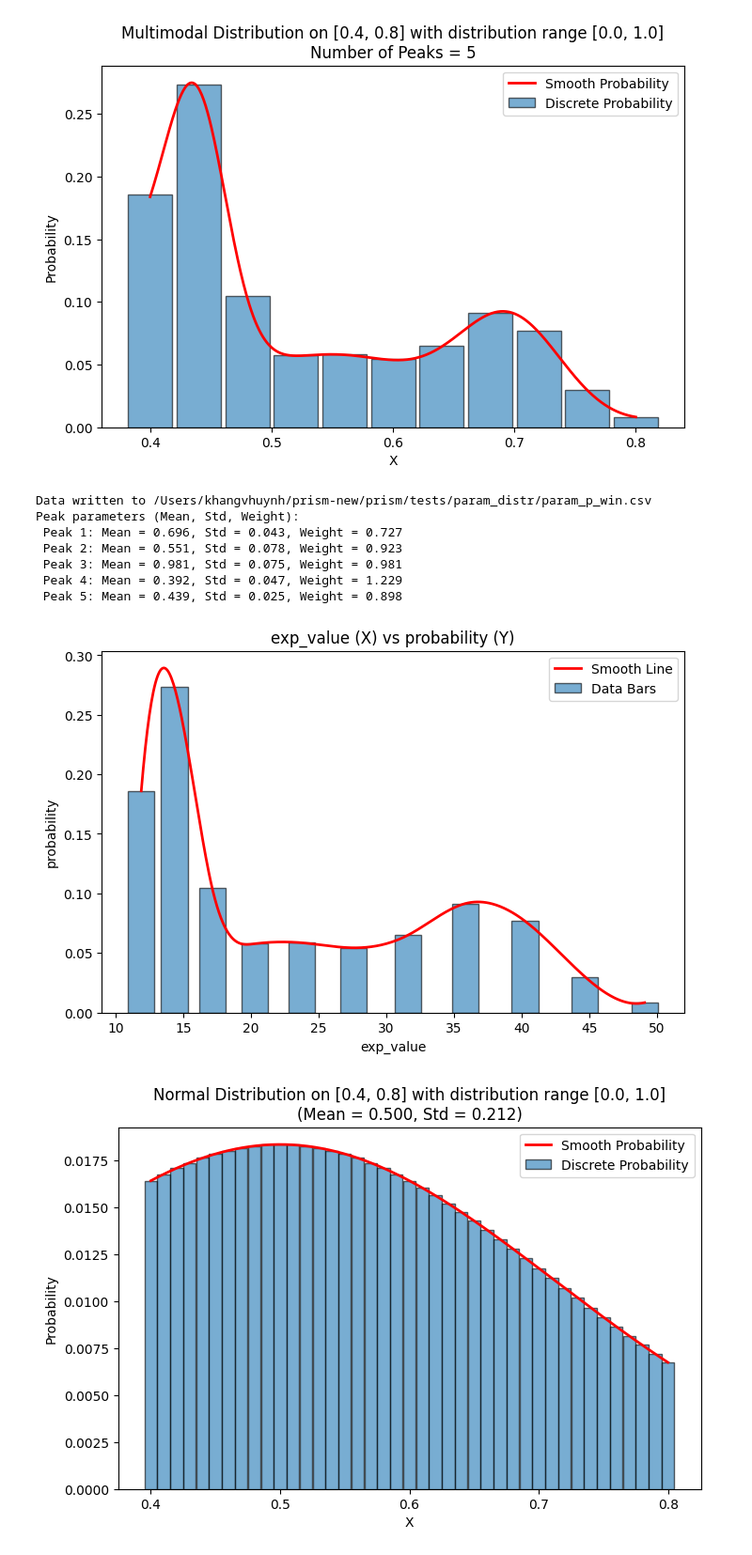
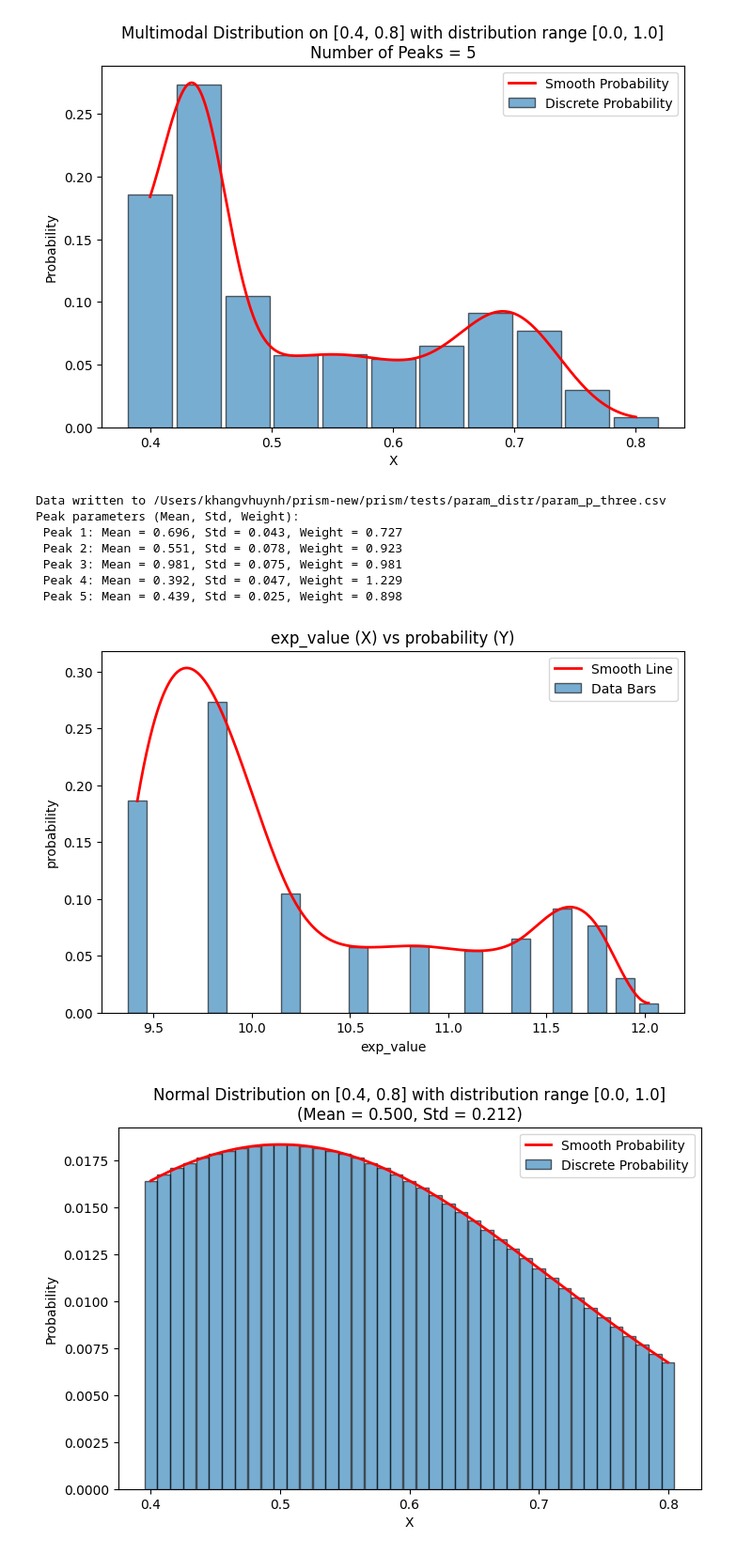
Before and after one commit to davexparker/prism, a Jupyter notebook: prism/analysis.ipynb, the cells around one changed output. Shown at 94% size. Saved outputs shown, nothing was run; the diff lists cells and outputs as text; code cells hidden in the pictures.

```diff
--- a/prism/analysis.ipynb
+++ b/prism/analysis.ipynb
@@ -234,17 +271,17 @@ Data written to /Users/khangvhuynh/prism-new/prism/tests/param_distr/param_p_win
 # %%
 #gran_low with 11 multimodal 5 peaks
-multimodal_distribution(seed=123, num_peaks=5, X_min=0.4, X_max=0.8, n_points=11, std_low=0.02, std_high=0.1, dist_min=0.0, dist_max=1.0, csv_filename="/Users/khangvhuynh/prism-new/prism/tests/param_distr/param_p_win.csv")
-plot_result("/Users/khangvhuynh/prism-new/prism/tests/result/result_2.csv", x_col_index=1, y_col_index=2)
+multimodal_distribution(seed=123, num_peaks=5, X_min=0.4, X_max=0.8, n_points=11, std_low=0.02, std_high=0.1, dist_min=0.0, dist_max=1.0, csv_filename="/Users/khangvhuynh/prism-new/prism/tests/param_distr/param_p_three.csv")
+plot_result("/Users/khangvhuynh/prism-new/prism/tests/result/result_1.csv", x_col_index=1, y_col_index=2)
 # %% [output]
 [figure]
-Data written to /Users/khangvhuynh/prism-new/prism/tests/param_distr/param_p_win.csv
+Data written to /Users/khangvhuynh/prism-new/prism/tests/param_distr/param_p_three.csv
 Peak parameters (Mean, Std, Weight):
  Peak 1: Mean = 0.696, Std = 0.043, Weight = 0.727
  Peak 2: Mean = 0.551, Std = 0.078, Weight = 0.923
  Peak 3: Mean = 0.981, Std = 0.075, Weight = 0.981
  Peak 4: Mean = 0.392, Std = 0.047, Weight = 1.229
  Peak 5: Mean = 0.439, Std = 0.025, Weight = 0.898
-[figure, old version]
+[figure, new version]
 # %%
 #gran_high with 41 normal
 normal_distribution(seed=123, X_min=0.4, X_max=0.8, n_points=41, std_low=0.01, std_high=0.3, dist_min=0.0, dist_max=1.0, csv_filename="/Users/khangvhuynh/prism-new/prism/tests/param_distr/param_p_win.csv")
```
Also changed, not shown: parts of 3 cells of this notebook, 20 other files.
